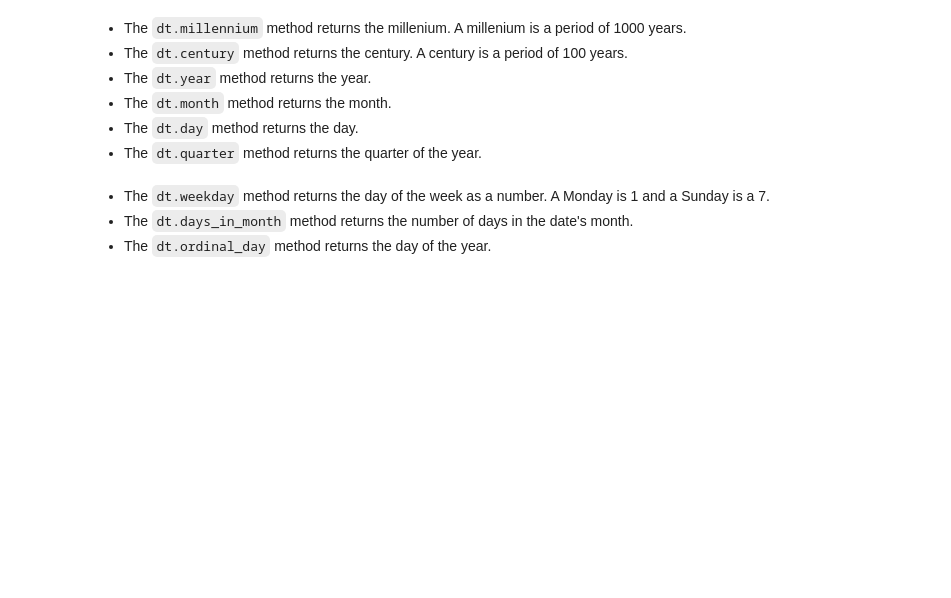
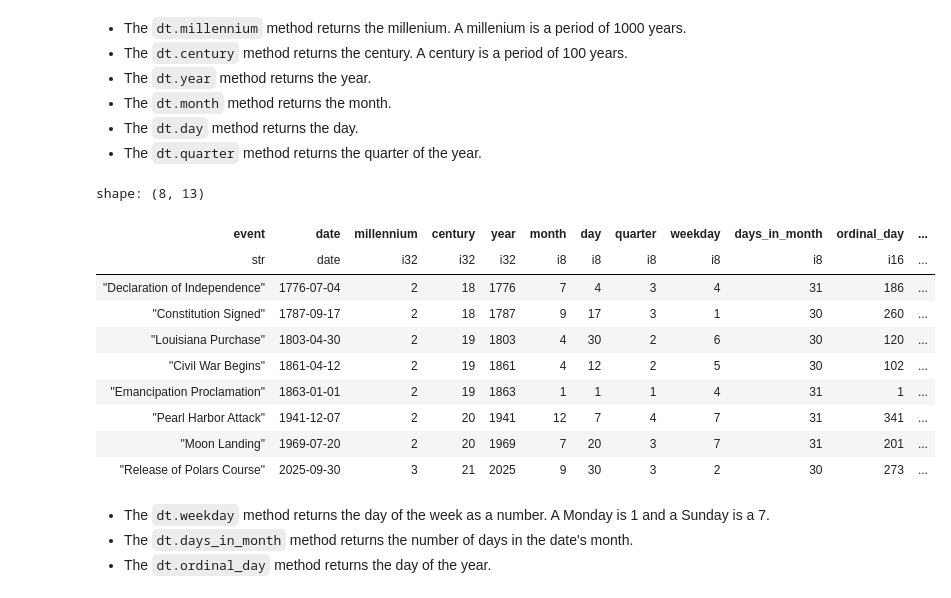
Before and after one commit to yaowenqiang/Data-Analysis-with-Polars-and-Python, a Jupyter notebook: incomplete/14 - Working with Datetimes.ipynb, the cells around one changed output. Drawn from its saved outputs; the diff is of its cells as text; code cells hidden in the pictures; blank space fills up the shorter version.

```diff
--- a/incomplete/14 - Working with Datetimes.ipynb
+++ b/incomplete/14 - Working with Datetimes.ipynb
@@ -119,3 +238,6 @@ shape: (5, 3)
 # %% [markdown]
 ## Extracting Datetime Components
 - The `dt` namespace holds various methods for extracting date components (day, month, year, etc)
+# %%
+history = pl.read_csv("history.csv", try_parse_dates=True)
+history
@@ -126,6 +260,32 @@ shape: (5, 3)
 - The `dt.month` method returns the month.
 - The `dt.day` method returns the day.
 - The `dt.quarter` method returns the quarter of the year.
+# %%
+history.with_columns(
+    pl.col("date").dt.millennium().alias("millennium"),
+    pl.col("date").dt.century().alias("century"),
+    pl.col("date").dt.year().alias("year"),
+    pl.col("date").dt.month().alias("month"),
+    pl.col("date").dt.day().alias("day"),
+    pl.col("date").dt.quarter().alias("quarter"),
+    pl.col("date").dt.weekday().alias("weekday"),
+    pl.col("date").dt.days_in_month().alias("days_in_month"),
+    pl.col("date").dt.ordinal_day().alias("ordinal_day"),
+    pl.col("date").dt.is_business_day().alias("is_business_day"),
+    pl.col("date").dt.is_leap_year().alias("is_leap_year"),
+)
+# %% [output]
+shape: (8, 13)
+| event | date | millennium | century | year | month | day | quarter | weekday | days_in_month | ordinal_day | ... |
+| str | date | i32 | i32 | i32 | i8 | i8 | i8 | i8 | i8 | i16 | ... |
+| "Declaration of Independence" | 1776-07-04 | 2 | 18 | 1776 | 7 | 4 | 3 | 4 | 31 | 186 | ... |
+| "Constitution Signed" | 1787-09-17 | 2 | 18 | 1787 | 9 | 17 | 3 | 1 | 30 | 260 | ... |
+| "Louisiana Purchase" | 1803-04-30 | 2 | 19 | 1803 | 4 | 30 | 2 | 6 | 30 | 120 | ... |
+| "Civil War Begins" | 1861-04-12 | 2 | 19 | 1861 | 4 | 12 | 2 | 5 | 30 | 102 | ... |
+| "Emancipation Proclamation" | 1863-01-01 | 2 | 19 | 1863 | 1 | 1 | 1 | 4 | 31 | 1 | ... |
+| "Pearl Harbor Attack" | 1941-12-07 | 2 | 20 | 1941 | 12 | 7 | 4 | 7 | 31 | 341 | ... |
+| "Moon Landing" | 1969-07-20 | 2 | 20 | 1969 | 7 | 20 | 3 | 7 | 31 | 201 | ... |
+| "Release of Polars Course" | 2025-09-30 | 3 | 21 | 2025 | 9 | 30 | 3 | 2 | 30 | 273 | ... |
 # %% [markdown]
 - The `dt.weekday` method returns the day of the week as a number. A Monday is 1 and a Sunday is a 7.
 - The `dt.days_in_month` method returns the number of days in the date's month.
```
Also changed, not shown: parts of 10 cells of this notebook.
